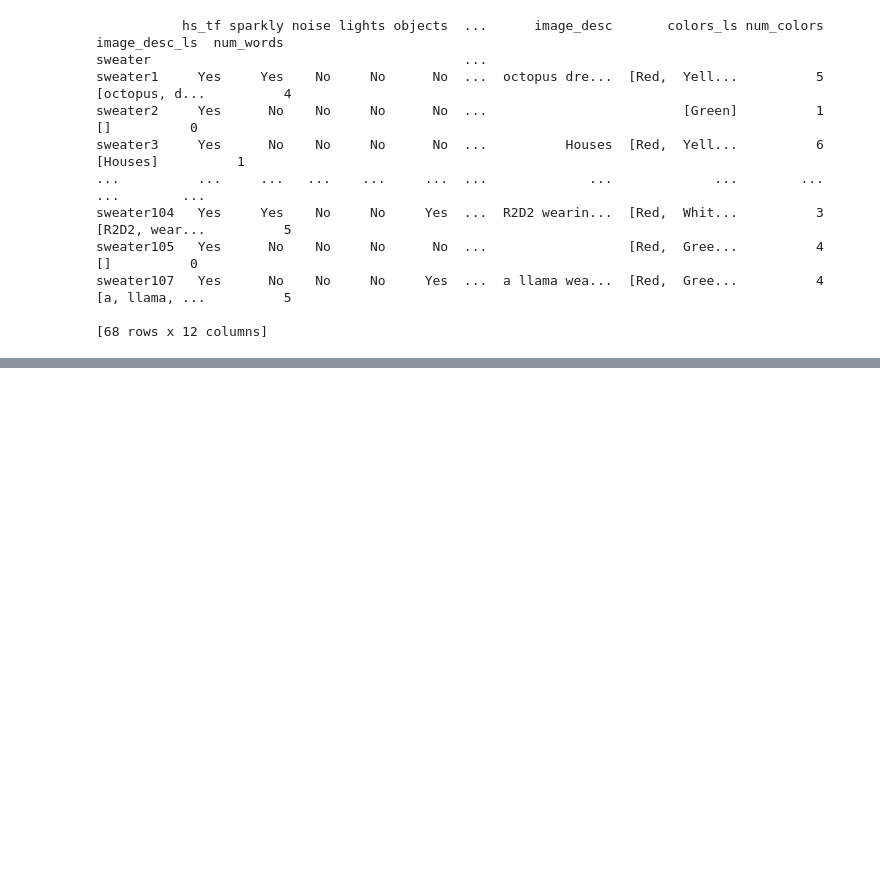
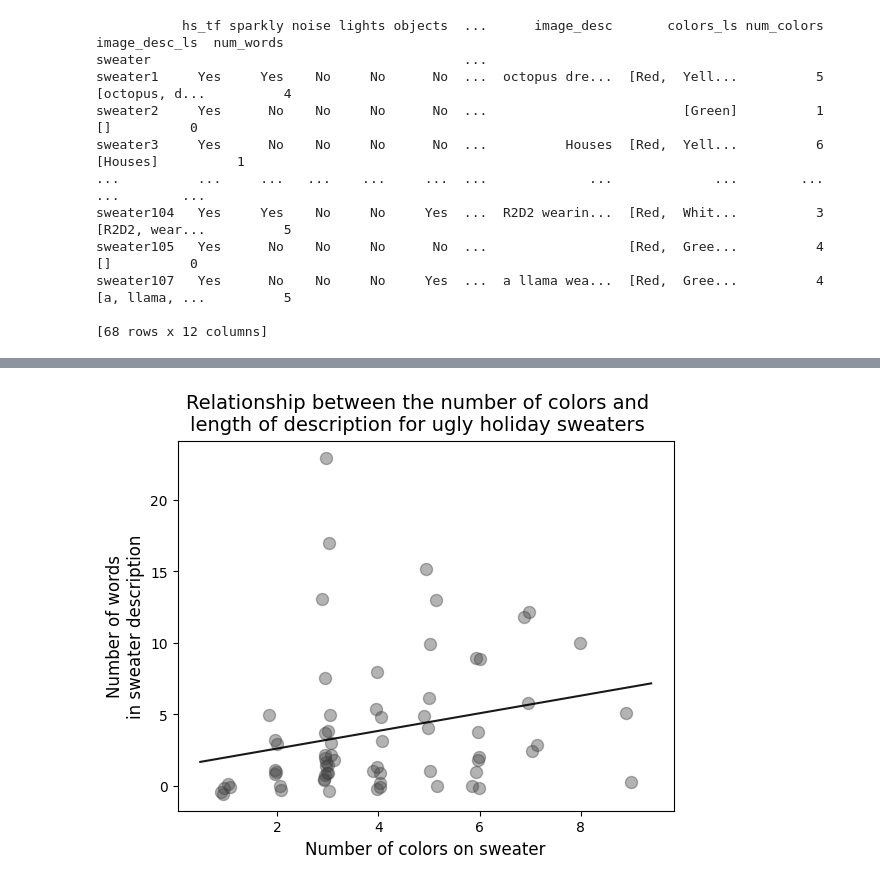
Before and after one commit to seanhelvey/IntroToPythonForRUsers, a Jupyter notebook: key.ipynb, the cells around one changed output, grey strips where cells are left out. Drawn from its saved outputs; the diff is of its cells as text; code cells hidden in the pictures; blank space fills up the shorter version.

Commit message:
Update data plots, adding matplotlib API example to match R ggplot example

```diff
--- a/key.ipynb
+++ b/key.ipynb
@@ -175,0 +182,3 @@ data.plot.scatter('num_colors', 'num_words')
+# %%
+# Change default plot size
+plt.rcParams['figure.figsize'] = (12, 8)
@@ -175,0 +218,59 @@ data.plot.scatter('num_colors', 'num_words')
+# %%
+# Matplotlib scatter plot doesn't have built-in jitter option...
+# but it's not too hard
+
+def jitterify(arr, factor=0.01):
+    """Add jitter 'factor' to 'arr' data
+    :param arr: array-like, eg: list, ndarray
+    :param factor: float, 0.0 -> 1.0
+    :return: arr with added jitter
+    """
+    assert 0.0 < factor < 1.0, f"Error, invalid factor {factor}"
+    arr = np.array(arr)
+    assert arr.ndim == 1, f"Expected 1-d array, got {arr.ndim}"
+    ptp = arr.ptp()
+    jitter = np.random.randn(arr.size) * factor * ptp
+    return arr + jitter
+# %%
+# Scatterplot docs:
+# https://matplotlib.org/stable/api/_as_gen/matplotlib.pyplot.scatter.html
+
+fontsize = 12
+markersize = 75
+color = '#424242'
+alpha = 0.4
+
+# Instantiate plot objects
+fig, ax = plt.subplots()
+
+# Add labels to axes
+ax.set_xlabel('Number of colors on sweater', fontsize=fontsize, color='k')
+ax.set_ylabel('Number of words\nin sweater description', fontsize=fontsize, color='k')
+# Add figure title
+fig.suptitle("Relationship between the number of colors and\nlength of description for ugly holiday sweaters",
+            color='k', fontsize=fontsize + 2)
+
+# Add jitter to data so completely overlapping
+x = jitterify(data.num_colors)
+y = jitterify(data.num_words)
+# Plot
+ax.scatter(x, y,
+            c=color,
+            s=markersize,
+            alpha=alpha,
+            edgecolors=color,
+            linewidths=1.
+           )
+
+# Add polyfit curve
+coeffs = np.polyfit(data.num_colors, data.num_words, 1)
+xlim = ax.get_xlim()
+ax.plot(xlim, np.polyval(coeffs, xlim), color='k', alpha=0.9)
+
+# Set tick increment
+incr_x = 2
+incr_y = 5
+ax.xaxis.set_major_locator(mpl.ticker.MultipleLocator(incr_x))
+ax.yaxis.set_major_locator(mpl.ticker.MultipleLocator(incr_y))
+# %% [output]
+[figure, added]
```
Also changed, not shown: parts of 12 cells of this notebook.
